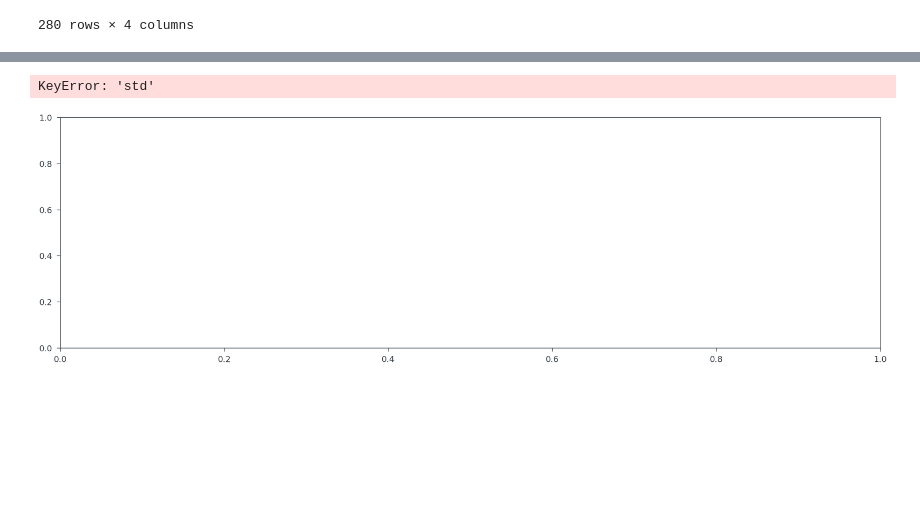
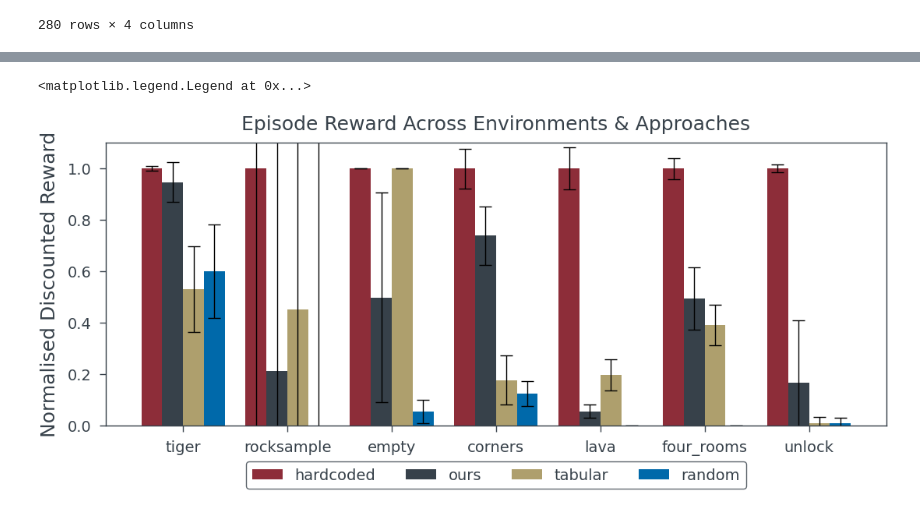
Before and after one commit to lancelotdacosta/pomdp_coder, a Jupyter notebook: outputs/process_outputs/get_full_plot.ipynb, the cells around one changed output, grey strips where cells are left out. Cells and saved outputs as stored; diff of their text form; code cells hidden in the pictures; blank space fills up the shorter version.

```diff
--- a/outputs/process_outputs/get_full_plot.ipynb
+++ b/outputs/process_outputs/get_full_plot.ipynb
@@ -25,18 +25,19 @@ df
 | 279 | lava | hardcoded | 9 | 0.258281 |
 280 rows × 4 columns
 # %%
-df_plot = df.groupby(['environment', 'approach'])['value'].agg(['mean', 'std']).reset_index()
+# get the normalized values per environment and use that for plotting
+df_normalized = df.groupby(['environment', 'approach'])['value'].mean().reset_index()
 
 # Get the hardcoded mean per environment
 hardcoded_means = (
-    df_plot[df_plot['approach'] == 'hardcoded']
+    df_normalized[df_normalized['approach'] == 'hardcoded']
     .set_index('environment')['value']        # Series: env -> mean(hardcoded)
 )
 
 # Get a column with the env-specific hardcoded mean
-df_plot['hardcoded_mean'] = df_plot['environment'].map(hardcoded_means)
+df_normalized['hardcoded_mean'] = df_normalized['environment'].map(hardcoded_means)
 
 # Normalize each mean by the hardcoded mean of that environment
-g['value_norm'] = g['value'] / g['hardcoded_mean']
-g
+df_normalized['value_norm'] = df_normalized['value'] / df_normalized['hardcoded_mean']
+df_normalized
 # %% [output]
@@ -50,0 +61,8 @@ ax.bar(df_plot[df_plot['environment'] == 'tiger']['approach'], df_plot[df_plot['
+# %%
+df_plot = df.groupby(['environment', 'approach'])['value'].agg(['mean', 'std']).reset_index()
+df_plot = df_plot.merge(
+    df_normalized[['environment', 'approach', 'value_norm']],
+    on=['environment', 'approach'],
+    how='left',
+)
+df_plot
@@ -50,0 +87,7 @@ ax.bar(df_plot[df_plot['environment'] == 'tiger']['approach'], df_plot[df_plot['
+# %%
+envs = ["tiger", "rocksample", "empty", "corners", "lava", "four_rooms", "unlock"]
+approaches = ["hardcoded", "ours", "tabular", "random"]
+df_plot["environment"] = pd.Categorical(df_plot["environment"], categories=envs, ordered=True)
+df_plot["approach"] = pd.Categorical(df_plot["approach"], categories=approaches, ordered=True)
+df_plot = df_plot.sort_values(["environment", "approach"])
+df_plot
@@ -51,32 +112,31 @@ ax.bar(df_plot[df_plot['environment'] == 'tiger']['approach'], df_plot[df_plot['
 # %%
-envs = df_plot["environment"].unique()
-approaches = df_plot["approach"].unique()
+x = np.arange(len(envs))          # one base x for each environment
+width = 0.2                       # bar width (tune for #approaches)
 
-x = np.arange(len(envs))          # one base x for each environment
-width = 0.1                       # bar width (tune for #approaches)
-
-fig, ax = plt.subplots(figsize=(10, 3))
+fig, ax = plt.subplots()
 
 for i, approach in enumerate(approaches):
     data = df_plot[df_plot["approach"] == approach]
     means = data["value_norm"].values
     stds = data["std"].values
 
     # shift each approach within the environment group
     ax.bar(
         x + (i - len(approaches)/2) * width + width/2,
         means,
         width,
         yerr=stds,
         label=approach,
         capsize=3,
+        error_kw=dict(linewidth=0.5, capthick=0.5),
     )
 
 ax.set_xticks(x)
 ax.set_xticklabels(envs)
 ax.set_ylabel("Normalised Discounted Reward")
 ax.set_title("Episode Reward Across Environments & Approaches")
-ax.legend(ncol=4, fontsize=8, loc="upper center", bbox_to_anchor=(0.5, -0.1))
+ax.set_ylim(0, 1.1)
+ax.legend(ncol=4, loc="upper center", bbox_to_anchor=(0.5, -0.1))
 # %% [output]
-KeyError: 'std'
+<matplotlib.legend.Legend at 0x...>
-[figure, old version]
+[figure, new version]
```
Also changed, not shown: parts of 4 cells of this notebook, 2 other files.
